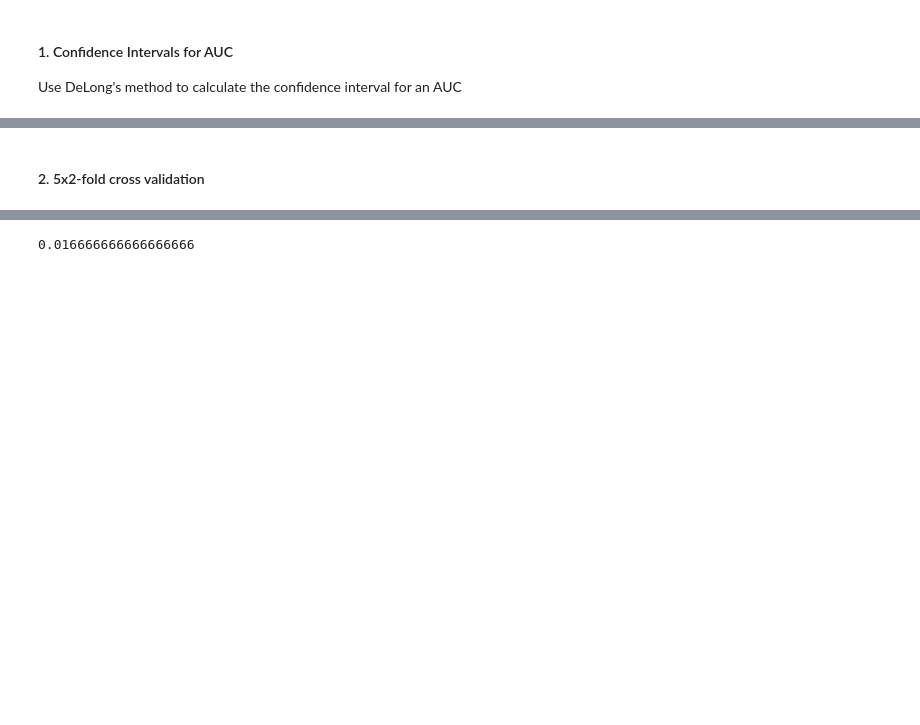
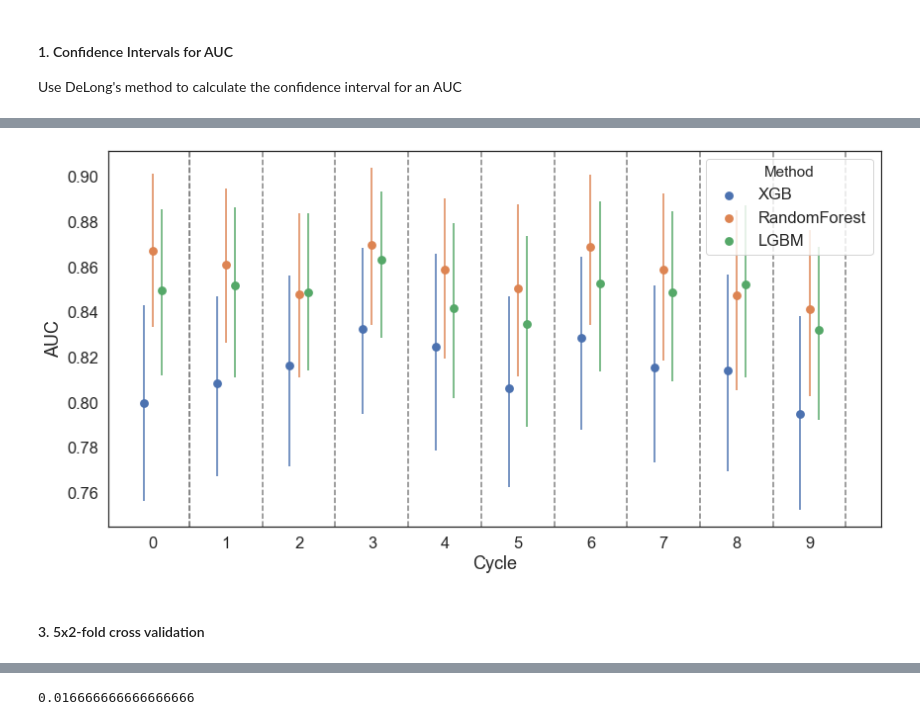
Before and after one commit to PatWalters/comparing_classifiers, a Jupyter notebook: comparing_classifers.ipynb, the cells around one changed output, grey strips where cells are left out. Cells and saved outputs as stored; diff of their text form; code cells hidden in the pictures; blank space fills up the shorter version.

```diff
--- a/comparing_classifers.ipynb
+++ b/comparing_classifers.ipynb
@@ -155,5 +171,19 @@ _ = ax.errorbar(x_pos,y_val,yerr=[lb,ub],fmt="none",capsize=0,color=colors)
+# %%
+bootstrap_result = []
+with tqdm(total=len(truth_list)) as pbar:
+    for cycle,[truth,probs] in enumerate(zip(truth_list,prob_list)):
+        for name,p in zip(method_name_list,probs):
+            auc = roc_auc_score(truth,p[:,1])
+            lb,ub = bootstrap_error_estimate(truth,p[:,1],roc_auc_score)
+            bootstrap_result.append([cycle,name,auc,lb,ub])
+        pbar.update(1)
+bootstrap_df = pd.DataFrame(bootstrap_result,columns=["Cycle","Method","AUC","LB","UB"])
+# %%
+ci_pointplot(bootstrap_df)
+# %% [output]
+[figure, added]
 # %% [markdown]
-#### 2. 5x2-fold cross validation
+#### 3. 5x2-fold cross validation
 # %%
 X = df[fp_cols].values
 y = df.active.values
```
Also changed, not shown: parts of 20 cells of this notebook, 1 other file.
